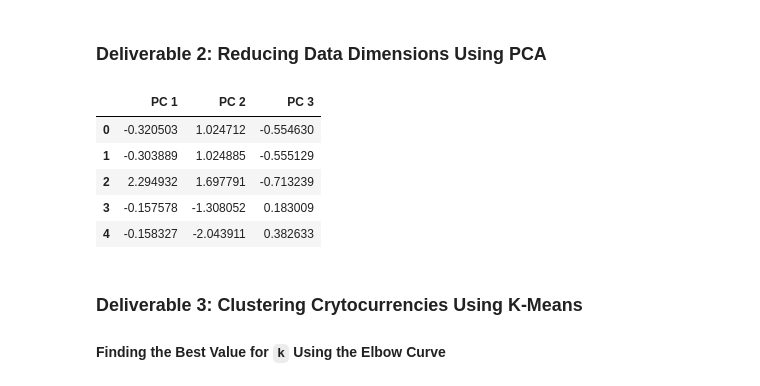
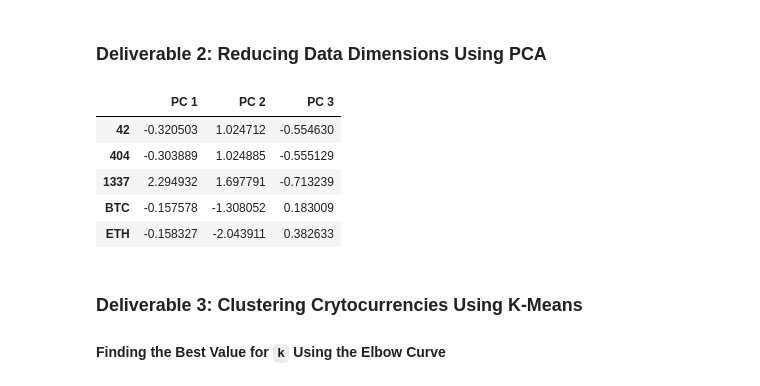
Before and after one commit to jmmadson/Cryptocurrencies, a Jupyter notebook: crypto_clustering.ipynb, the cells around one changed output. Drawn from its saved outputs; the diff is of its cells as text; code cells hidden in the pictures.

```diff
--- a/crypto_clustering.ipynb
+++ b/crypto_clustering.ipynb
@@ -171,16 +171,16 @@ crypto_pca = pca.fit_transform(X)
 # %%
 # Create a DataFrame with the three principal components.
 pcs_df = pd.DataFrame(
-    data=crypto_pca, columns=["PC 1", "PC 2", "PC 3"])
+    data=crypto_pca, columns=["PC 1", "PC 2", "PC 3"],  index= crypto_df.index)
 
 pcs_df.head()
 # %% [output]
 |  | PC 1 | PC 2 | PC 3 |
-| 0 | -0.320503 | 1.024712 | -0.554630 |
-| 1 | -0.303889 | 1.024885 | -0.555129 |
-| 2 | 2.294932 | 1.697791 | -0.713239 |
-| 3 | -0.157578 | -1.308052 | 0.183009 |
-| 4 | -0.158327 | -2.043911 | 0.382633 |
+| 42 | -0.320503 | 1.024712 | -0.554630 |
+| 404 | -0.303889 | 1.024885 | -0.555129 |
+| 1337 | 2.294932 | 1.697791 | -0.713239 |
+| BTC | -0.157578 | -1.308052 | 0.183009 |
+| ETH | -0.158327 | -2.043911 | 0.382633 |
 # %% [markdown]
 ### Deliverable 3: Clustering Crytocurrencies Using K-Means
 
```
Also changed, not shown: parts of 6 cells of this notebook.
